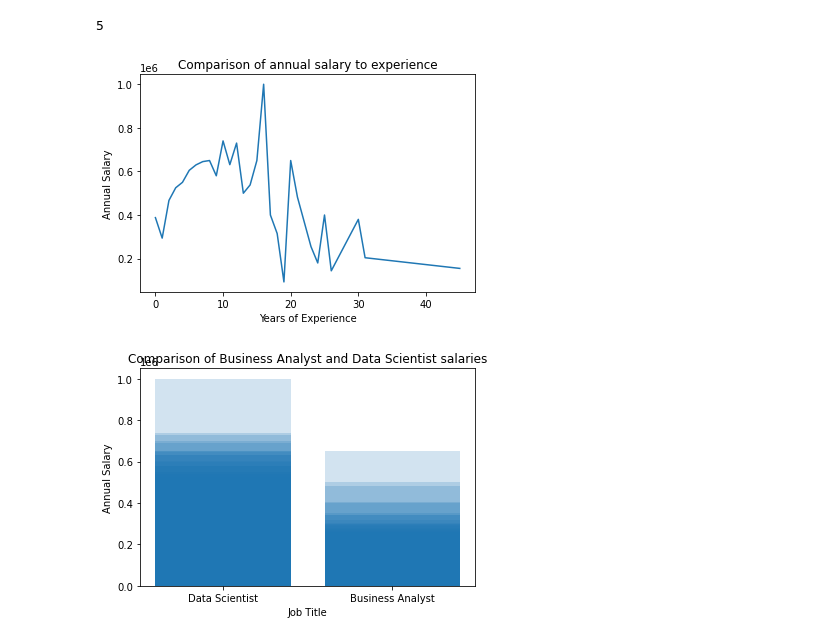
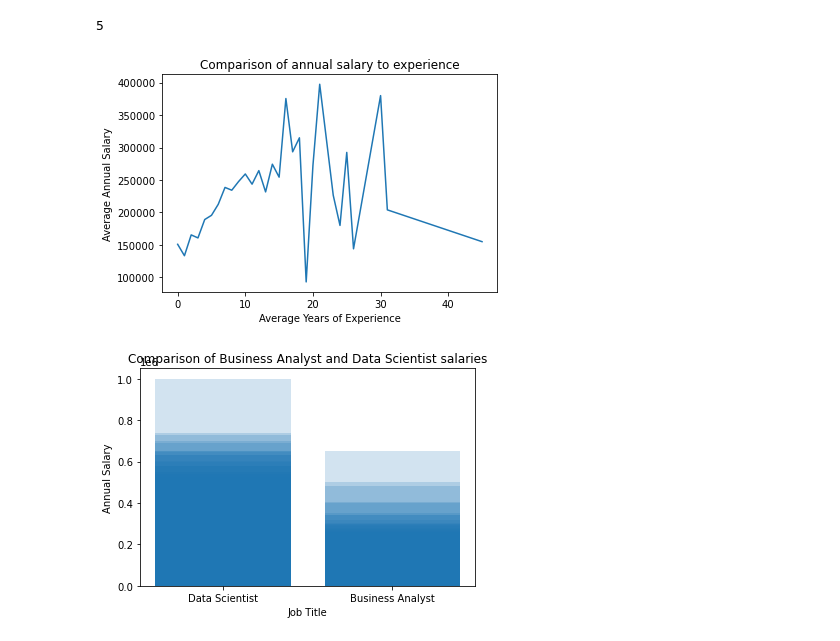
Before and after one commit to rita-s/Data_Analysis_Project_1, a Jupyter notebook: HR_Hackers.ipynb, the cells around one changed output. Cells and saved outputs as stored; diff of their text form; code cells hidden in the pictures.

Commit message:
Updating plots

```diff
--- a/HR_Hackers.ipynb
+++ b/HR_Hackers.ipynb
@@ -641,12 +631,12 @@ loc_salary_exp = salary_education_experience.df.groupby(["Years_of_Experience",
 # %%
 # Comparing the Highest value in Years of Experience with that of Annual Salary
-salary_education_experience.df.groupby(["Years_of_Experience"])["Annual_Salary"].max().plot()
+salary_education_experience.df.groupby(["Years_of_Experience"])["Annual_Salary"].mean().plot()
 #plt.gca().set_yticklabels(['{:.0f}'.format(x) for x in salary_education_experience.df['Annual_Salary']])
-plt.xlabel("Years of Experience")
-plt.ylabel("Annual Salary")
+plt.xlabel("Average Years of Experience")
+plt.ylabel("Average Annual Salary")
 plt.title('Comparison of annual salary to experience')
 plt.savefig('Comparison of annual salary to experience')
 # %% [output]
-[figure, old version]
+[figure, new version]
 # %%
 # Plotting to show the Annual Salary range based on Job Titles
```
Also changed, not shown: parts of 23 cells of this notebook, 2 other files.
